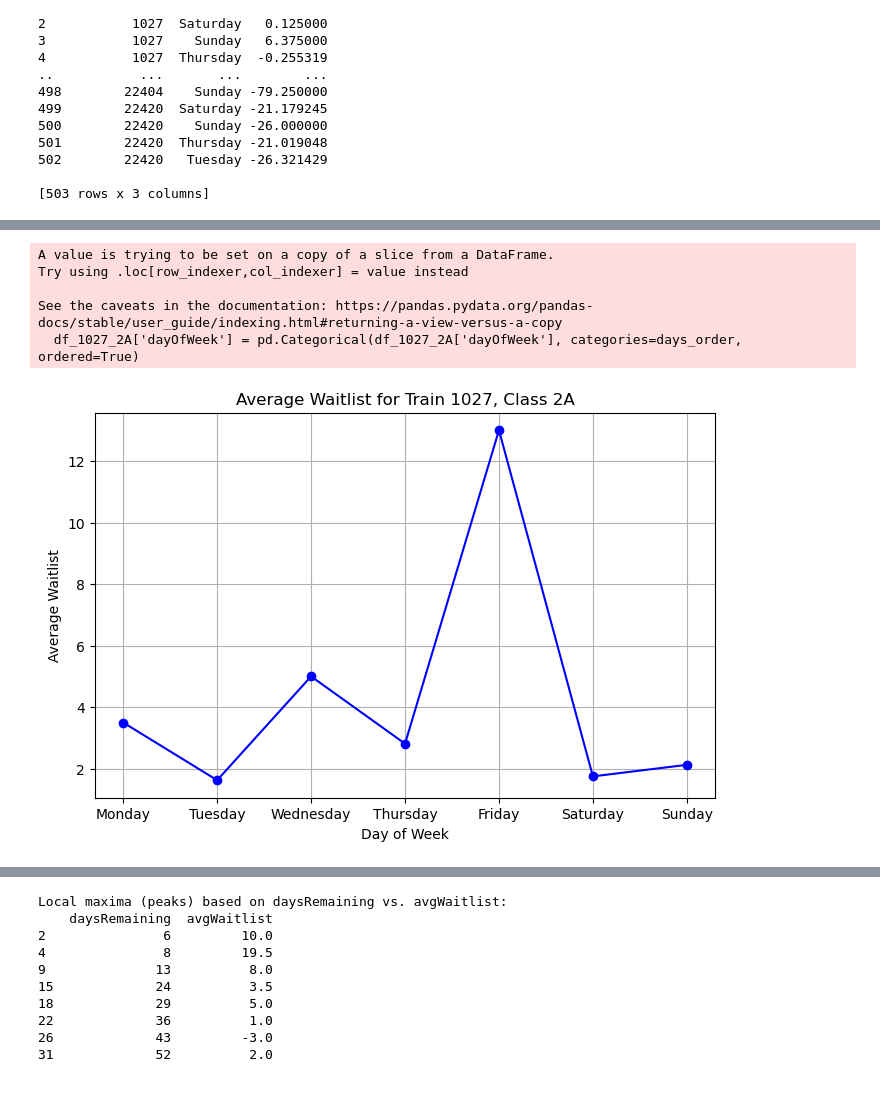
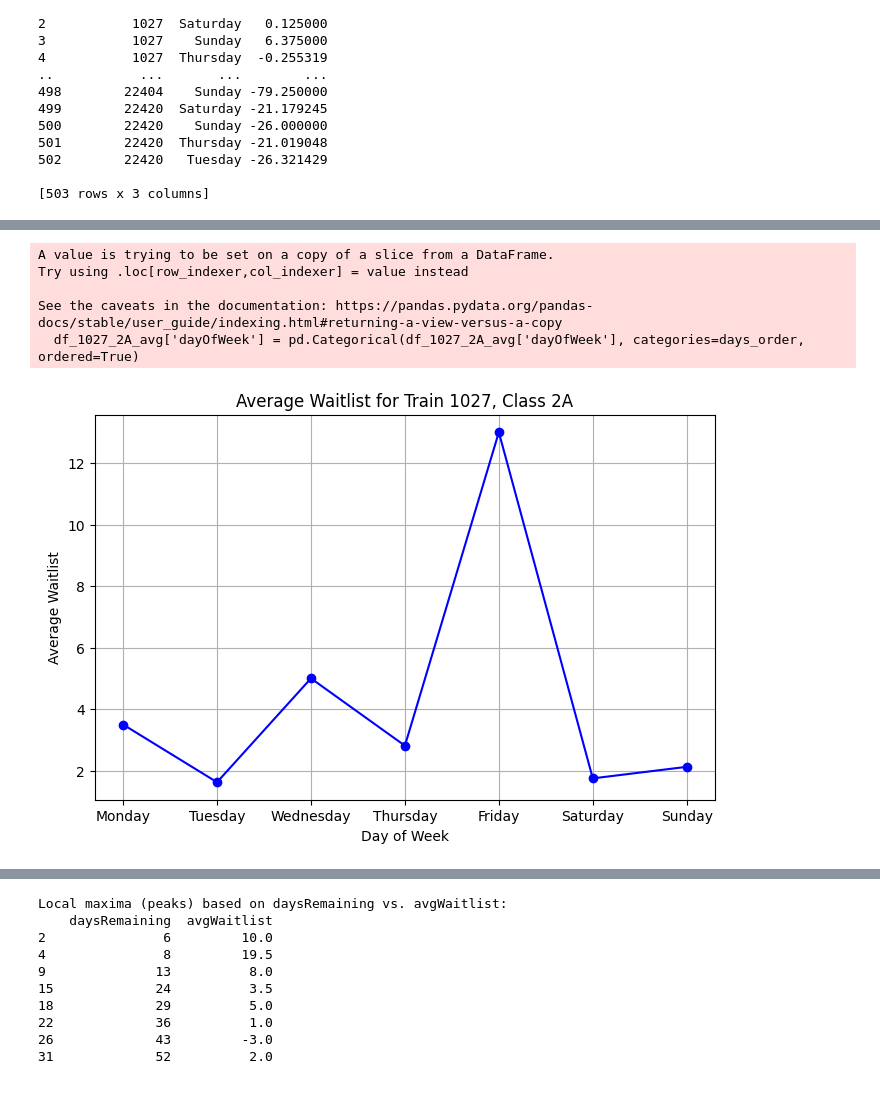
Before and after one commit to yashu1819/DPonTrain, a Jupyter notebook: TrainTripper/Processing/demand_analysis.ipynb, the cells around one changed output, grey strips where cells are left out. Saved outputs shown, nothing was run; the diff lists cells and outputs as text; code cells hidden in the pictures.

```diff
--- a/TrainTripper/Processing/demand_analysis.ipynb
+++ b/TrainTripper/Processing/demand_analysis.ipynb
@@ -233,34 +247,34 @@ See the caveats in the documentation: https://pandas.pydata.org/pandas-docs/stab
 # %%
 import pandas as pd
 import matplotlib.pyplot as plt
 
 # Assuming df_train_day_class is your DataFrame with columns:
 # 'trainNumber', 'dayOfWeek', 'classCode', and 'waitlist' (mean waitlist values)
 
 # Filter the data for train 1027 and class 3A
-df_1027_2A = df_train_day_class[(df_train_day_class['trainNumber'] == 1027) &
+df_1027_2A_avg = df_train_day_class[(df_train_day_class['trainNumber'] == 1027) &
                                 (df_train_day_class['classCode'] == '2A')]
 
 # Order the days of the week properly
 days_order = ['Monday', 'Tuesday', 'Wednesday', 'Thursday', 'Friday', 'Saturday', 'Sunday']
-df_1027_2A['dayOfWeek'] = pd.Categorical(df_1027_2A['dayOfWeek'], categories=days_order, ordered=True)
-df_1027_2A = df_1027_2A.sort_values('dayOfWeek')
+df_1027_2A_avg['dayOfWeek'] = pd.Categorical(df_1027_2A_avg['dayOfWeek'], categories=days_order, ordered=True)
+df_1027_2A_avg = df_1027_2A_avg.sort_values('dayOfWeek')
 
 # Plot the chart
 plt.figure(figsize=(8, 5))
-plt.plot(df_1027_2A['dayOfWeek'], df_1027_2A['waitlist'], marker='o', linestyle='-', color='b')
+plt.plot(df_1027_2A_avg['dayOfWeek'], df_1027_2A_avg['waitlist'], marker='o', linestyle='-', color='b')
 plt.xlabel('Day of Week')
 plt.ylabel('Average Waitlist')
 plt.title('Average Waitlist for Train 1027, Class 2A')
 plt.grid(True)
 plt.show()
 # %% [output]
 A value is trying to be set on a copy of a slice from a DataFrame.
 Try using .loc[row_indexer,col_indexer] = value instead
 
 See the caveats in the documentation: https://pandas.pydata.org/pandas-docs/stable/user_guide/indexing.html#returning-a-view-versus-a-copy
-  df_1027_2A['dayOfWeek'] = pd.Categorical(df_1027_2A['dayOfWeek'], categories=days_order, ordered=True)
+  df_1027_2A_avg['dayOfWeek'] = pd.Categorical(df_1027_2A_avg['dayOfWeek'], categories=days_order, ordered=True)
-[figure, old version]
+[figure, new version]
 # %%
 import pandas as pd
 import matplotlib.pyplot as plt
```
Also changed, not shown: parts of 9 cells of this notebook, 4 other files.
